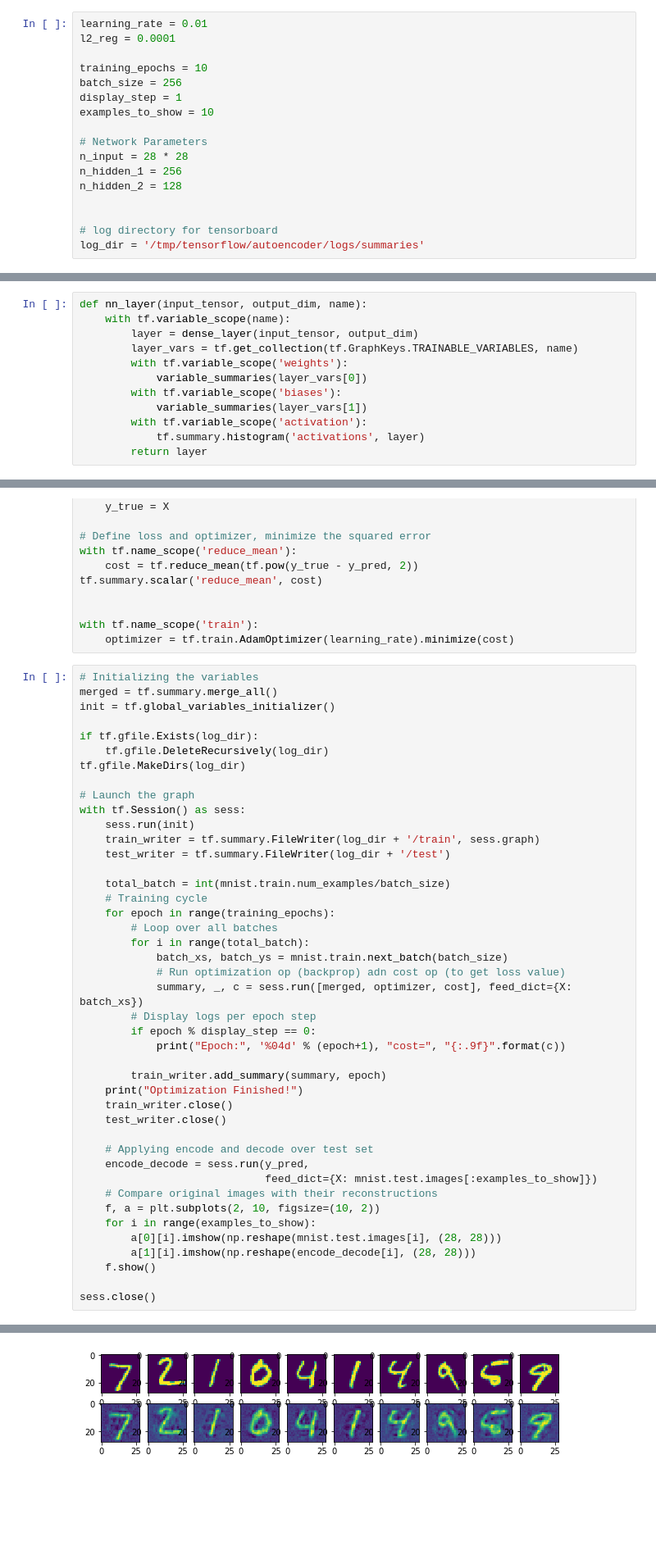
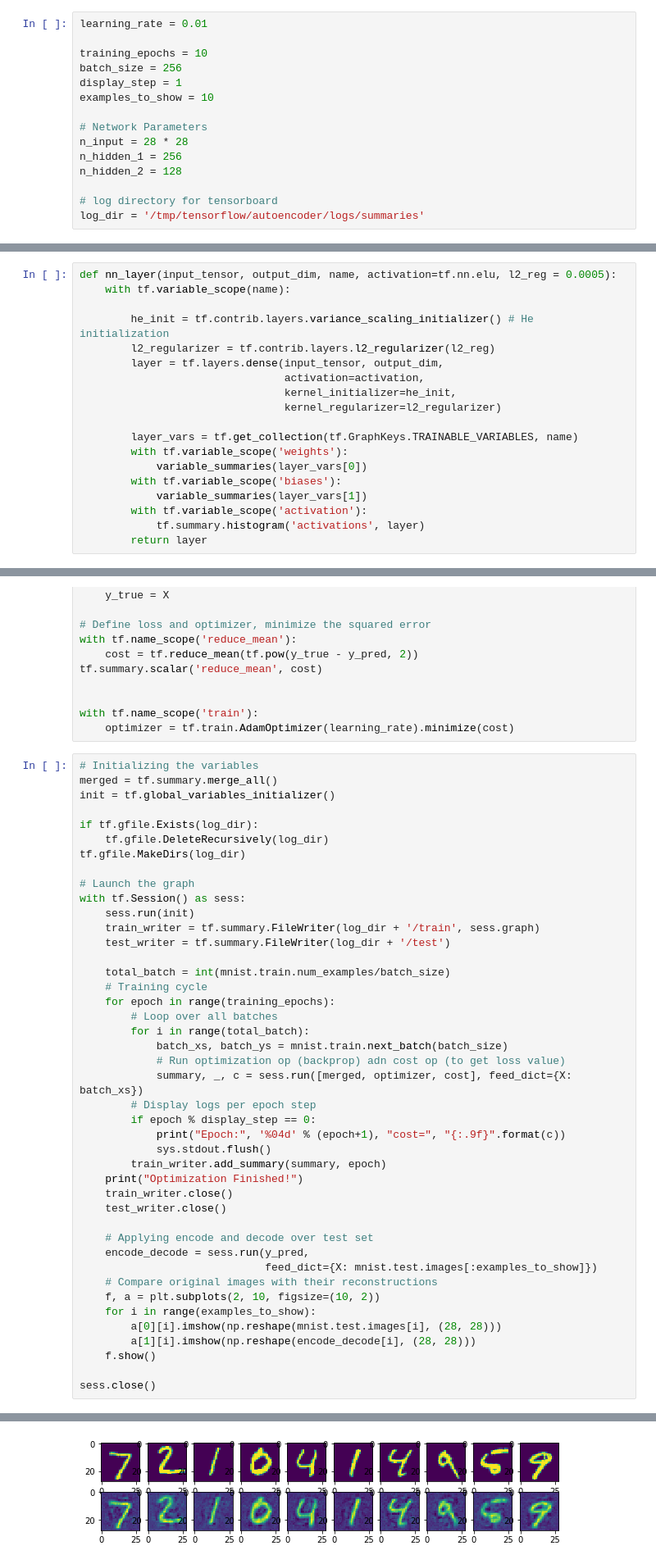
Before and after one commit to snyrx8/tensorflow_tips, a Jupyter notebook: autoencoder/autoencoder_MNIST.ipynb, the cells around one changed output, grey strips where cells are left out. Shown at 82% size. Saved outputs shown, nothing was run; the diff lists cells and outputs as text; blank space fills up the shorter version.

```diff
--- a/autoencoder/autoencoder_MNIST.ipynb
+++ b/autoencoder/autoencoder_MNIST.ipynb
@@ -42,6 +43,5 @@ Extracting MNIST_data/t10k-labels-idx1-ubyte.gz
 # %%
 learning_rate = 0.01
-l2_reg = 0.0001
 
 training_epochs = 10
 batch_size = 256
@@ -53,7 +53,6 @@ n_input = 28 * 28
 n_hidden_1 = 256
 n_hidden_2 = 128
 
-
 # log directory for tensorboard
 log_dir = '/tmp/tensorflow/autoencoder/logs/summaries'
 # %%
@@ -76,7 +66,14 @@ dense_layer = partial(tf.layers.dense,
 # %%
-def nn_layer(input_tensor, output_dim, name):
+def nn_layer(input_tensor, output_dim, name, activation=tf.nn.elu, l2_reg = 0.0005):
     with tf.variable_scope(name):
-        layer = dense_layer(input_tensor, output_dim)
+
+        he_init = tf.contrib.layers.variance_scaling_initializer() # He initialization
+        l2_regularizer = tf.contrib.layers.l2_regularizer(l2_reg)
+        layer = tf.layers.dense(input_tensor, output_dim,
+                                activation=activation,
+                                kernel_initializer=he_init,
+                                kernel_regularizer=l2_regularizer)
+
         layer_vars = tf.get_collection(tf.GraphKeys.TRAINABLE_VARIABLES, name)
         with tf.variable_scope('weights'):
             variable_summaries(layer_vars[0])
@@ -153,7 +150,7 @@ with tf.Session() as sess:
         # Display logs per epoch step
         if epoch % display_step == 0:
             print("Epoch:", '%04d' % (epoch+1), "cost=", "{:.9f}".format(c))
-
+            sys.stdout.flush()
         train_writer.add_summary(summary, epoch)
     print("Optimization Finished!")
     train_writer.close()
@@ -184,2 +181,2 @@ Epoch: 0010 cost= 0.013760529
 Optimization Finished!
-[figure, old version]
+[figure, new version]
```
Also changed, not shown: parts of 7 cells of this notebook, 5 other files.
